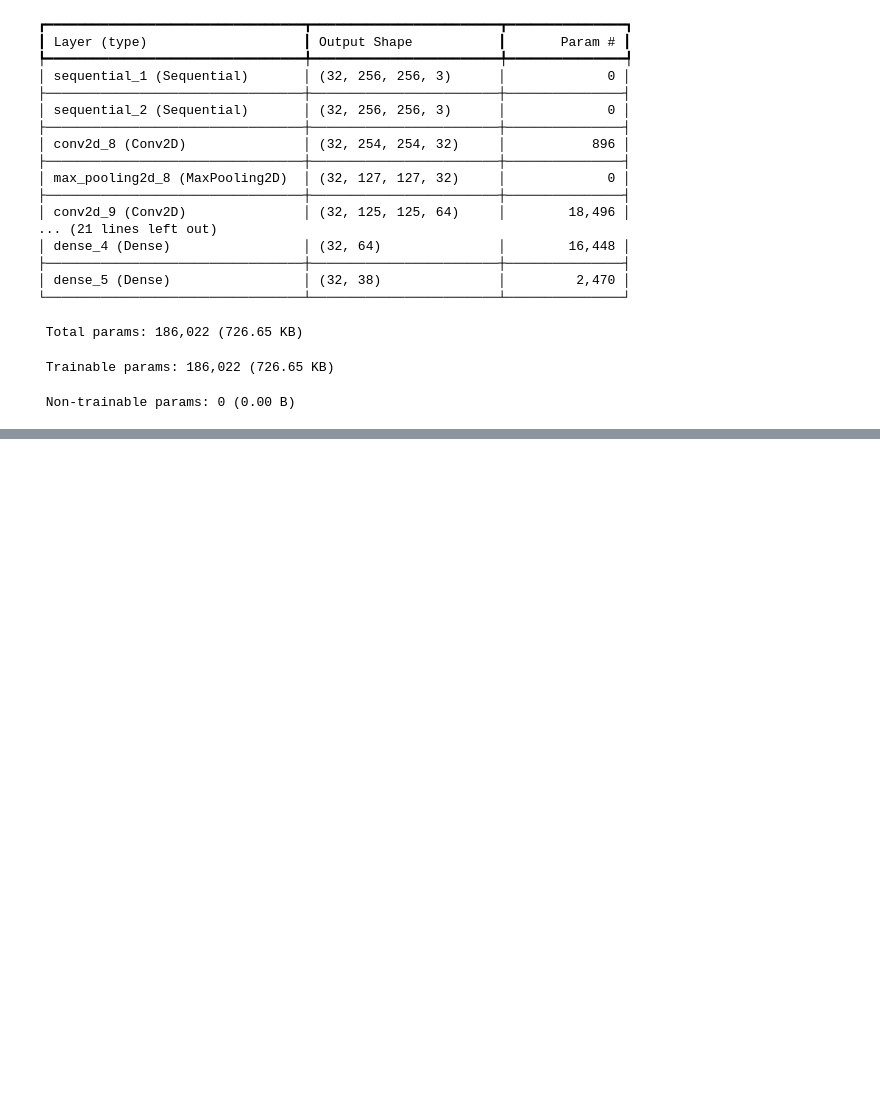
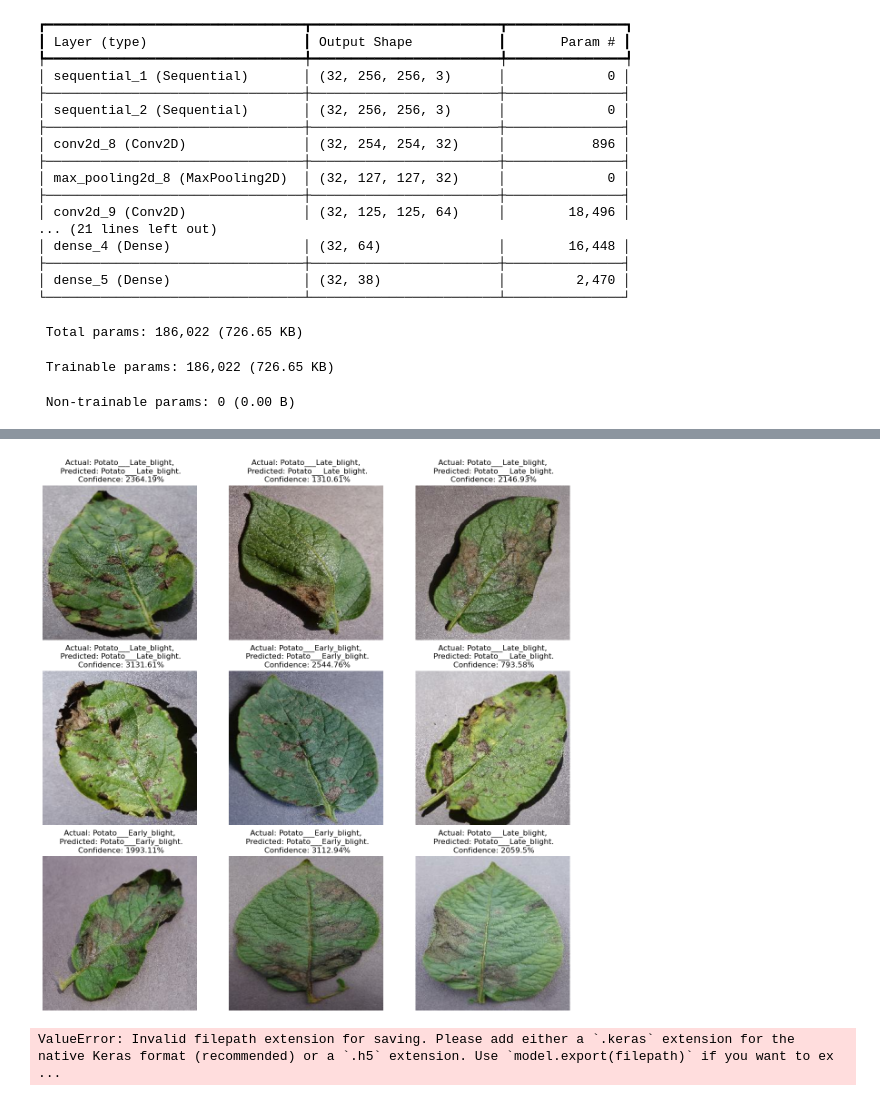
Before and after one commit to KanishkJagya1/potato-Disease-classification, a Jupyter notebook: training/training.ipynb, the cells around one changed output, grey strips where cells are left out. Cells and saved outputs as stored; diff of their text form; code cells hidden in the pictures; blank space fills up the shorter version.

```diff
--- a/training/training.ipynb
+++ b/training/training.ipynb
@@ -179,0 +232,25 @@ KeyboardInterrupt:
+# %%
+def predict(model, img):
+    img_array = tf.keras.preprocessing.image.img_to_array(images[i])
+    img_array = tf.expand_dims(img_array, 0)
+
+    predictions = model.predict(img_array)
+
+    predicted_class = class_names[np.argmax(predictions[0])]
+    confidence = round(100 * (np.max(predictions[0])), 2)
+    return predicted_class, confidence
+# %%
+plt.figure(figsize=(15, 15))
+for images, labels in test_ds:
+    for i in range(9):
+        ax = plt.subplot(3, 3, i + 1)
+        plt.imshow(image_batch[i].numpy().astype("uint8"))
+
+        predicted_class, confidence = predict(model, images[i])
+        actual_class = class_names[int(labels[i])]
+
+        plt.title(f"Actual: {actual_class},\n Predicted: {predicted_class}.\n Confidence: {confidence}%")
+
+        plt.axis("off")
+    break
+# %% [output]
@@ -179,0 +266 @@ KeyboardInterrupt:
+[figure, added]
@@ -179,0 +269,4 @@ KeyboardInterrupt:
+# %%
+model.save("../saved_models/potatoes.tf")  # Save as TensorFlow format
+# %% [output]
+ValueError: Invalid filepath extension for saving. Please add either a `.keras` extension for the native Keras format (recommended) or a `.h5` extension. Use `model.export(filepath)` if you want to ex ...
```
Also changed, not shown: parts of 9 cells of this notebook, 5 other files.
